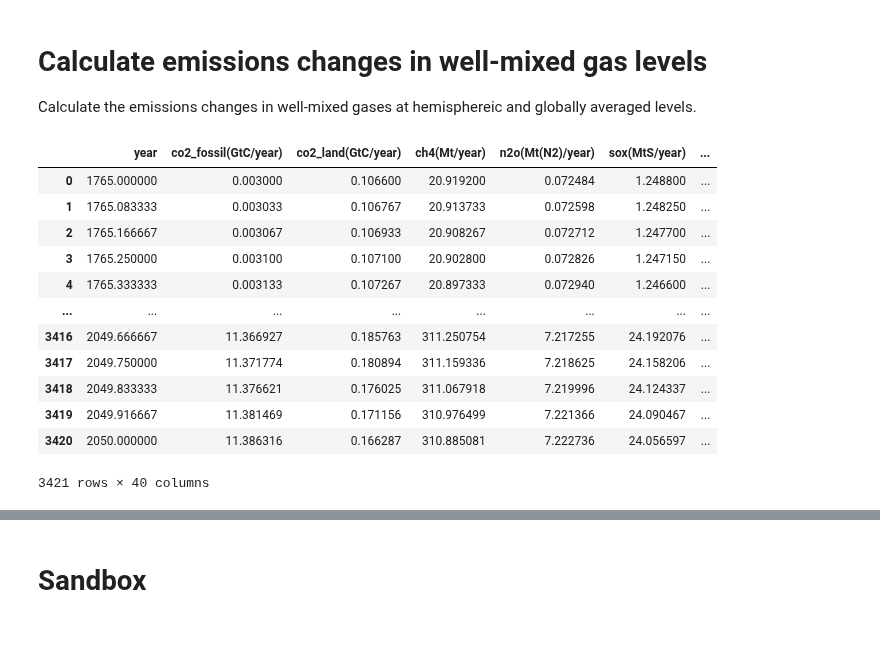
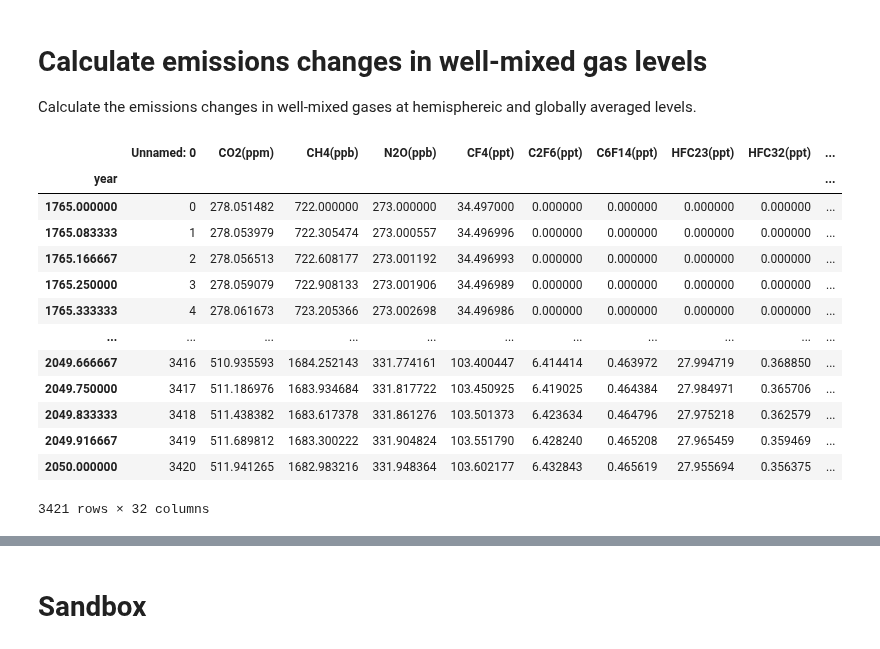
Before and after one commit to Rlamboll/modify_COVID19_netCDF_Emissions, a Jupyter notebook: calculations/WellMixedGHGCalc.ipynb, the cells around one changed output, grey strips where cells are left out. Drawn from its saved outputs; the diff is of its cells as text; code cells hidden in the pictures.

```diff
--- a/calculations/WellMixedGHGCalc.ipynb
+++ b/calculations/WellMixedGHGCalc.ipynb
@@ -46,17 +45,18 @@ year_range = np.arange(2020, 2051)
 # %%
-baseline = pd.read_excel(mod_input_folder + mod_input_baseline, header=0, index_col=0)
+baseline = pd.read_excel(mod_input_folder + mod_input_baseline, header=0, index_col=1, sheet_name="Concentrations")
 baseline
 # %% [output]
-|  | year | co2_fossil(GtC/year) | co2_land(GtC/year) | ch4(Mt/year) | n2o(Mt(N2)/year) | sox(MtS/year) | ... |
-| 0 | 1765.000000 | 0.003000 | 0.106600 | 20.919200 | 0.072484 | 1.248800 | ... |
-| 1 | 1765.083333 | 0.003033 | 0.106767 | 20.913733 | 0.072598 | 1.248250 | ... |
-| 2 | 1765.166667 | 0.003067 | 0.106933 | 20.908267 | 0.072712 | 1.247700 | ... |
-| 3 | 1765.250000 | 0.003100 | 0.107100 | 20.902800 | 0.072826 | 1.247150 | ... |
-| 4 | 1765.333333 | 0.003133 | 0.107267 | 20.897333 | 0.072940 | 1.246600 | ... |
-| ... | ... | ... | ... | ... | ... | ... | ... |
-| 3416 | 2049.666667 | 11.366927 | 0.185763 | 311.250754 | 7.217255 | 24.192076 | ... |
-| 3417 | 2049.750000 | 11.371774 | 0.180894 | 311.159336 | 7.218625 | 24.158206 | ... |
-| 3418 | 2049.833333 | 11.376621 | 0.176025 | 311.067918 | 7.219996 | 24.124337 | ... |
-| 3419 | 2049.916667 | 11.381469 | 0.171156 | 310.976499 | 7.221366 | 24.090467 | ... |
-| 3420 | 2050.000000 | 11.386316 | 0.166287 | 310.885081 | 7.222736 | 24.056597 | ... |
+|  | Unnamed: 0 | CO2(ppm) | CH4(ppb) | N2O(ppb) | CF4(ppt) | C2F6(ppt) | C6F14(ppt) | HFC23(ppt) | HFC32(ppt) | ... |
+| year |  |  |  |  |  |  |  |  |  | ... |
+| 1765.000000 | 0 | 278.051482 | 722.000000 | 273.000000 | 34.497000 | 0.000000 | 0.000000 | 0.000000 | 0.000000 | ... |
+| 1765.083333 | 1 | 278.053979 | 722.305474 | 273.000557 | 34.496996 | 0.000000 | 0.000000 | 0.000000 | 0.000000 | ... |
+| 1765.166667 | 2 | 278.056513 | 722.608177 | 273.001192 | 34.496993 | 0.000000 | 0.000000 | 0.000000 | 0.000000 | ... |
+| 1765.250000 | 3 | 278.059079 | 722.908133 | 273.001906 | 34.496989 | 0.000000 | 0.000000 | 0.000000 | 0.000000 | ... |
+| 1765.333333 | 4 | 278.061673 | 723.205366 | 273.002698 | 34.496986 | 0.000000 | 0.000000 | 0.000000 | 0.000000 | ... |
+| ... | ... | ... | ... | ... | ... | ... | ... | ... | ... | ... |
+| 2049.666667 | 3416 | 510.935593 | 1684.252143 | 331.774161 | 103.400447 | 6.414414 | 0.463972 | 27.994719 | 0.368850 | ... |
+| 2049.750000 | 3417 | 511.186976 | 1683.934684 | 331.817722 | 103.450925 | 6.419025 | 0.464384 | 27.984971 | 0.365706 | ... |
+| 2049.833333 | 3418 | 511.438382 | 1683.617378 | 331.861276 | 103.501373 | 6.423634 | 0.464796 | 27.975218 | 0.362579 | ... |
+| 2049.916667 | 3419 | 511.689812 | 1683.300222 | 331.904824 | 103.551790 | 6.428240 | 0.465208 | 27.965459 | 0.359469 | ... |
+| 2050.000000 | 3420 | 511.941265 | 1682.983216 | 331.948364 | 103.602177 | 6.432843 | 0.465619 | 27.955694 | 0.356375 | ... |
-3421 rows × 40 columns
+3421 rows × 32 columns
```
Also changed, not shown: parts of 14 cells of this notebook.
